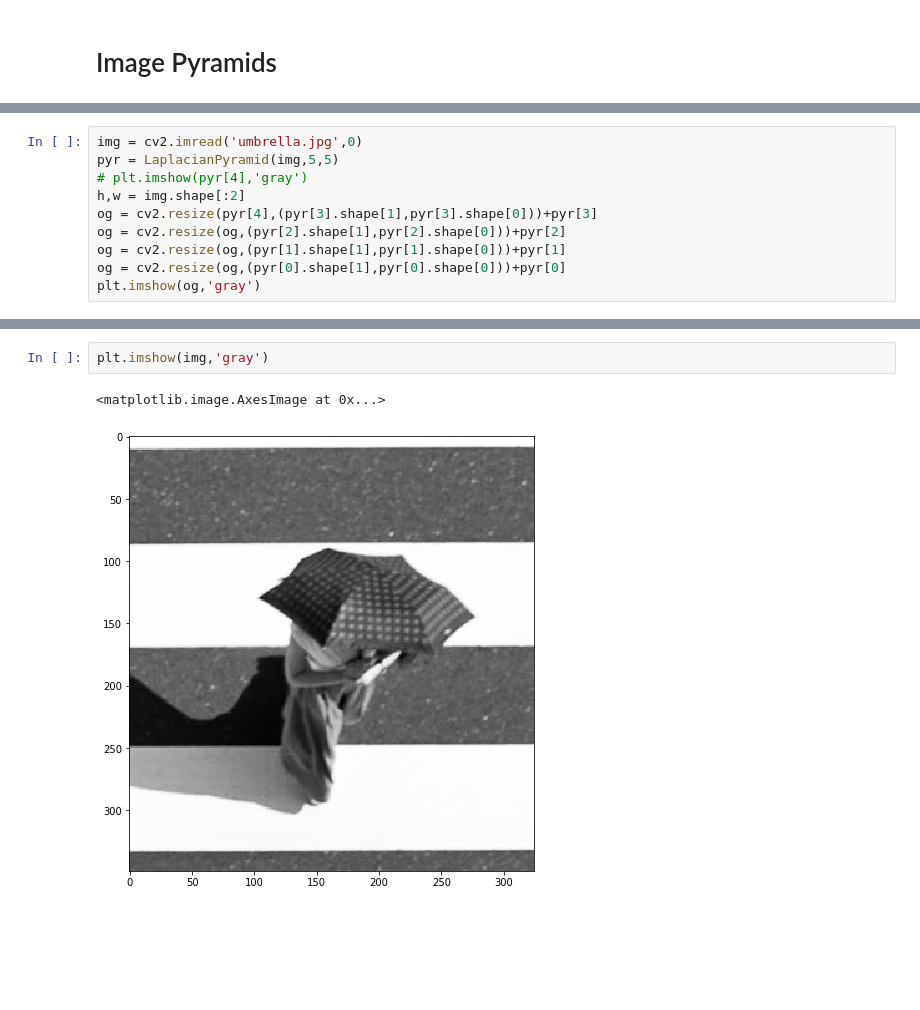
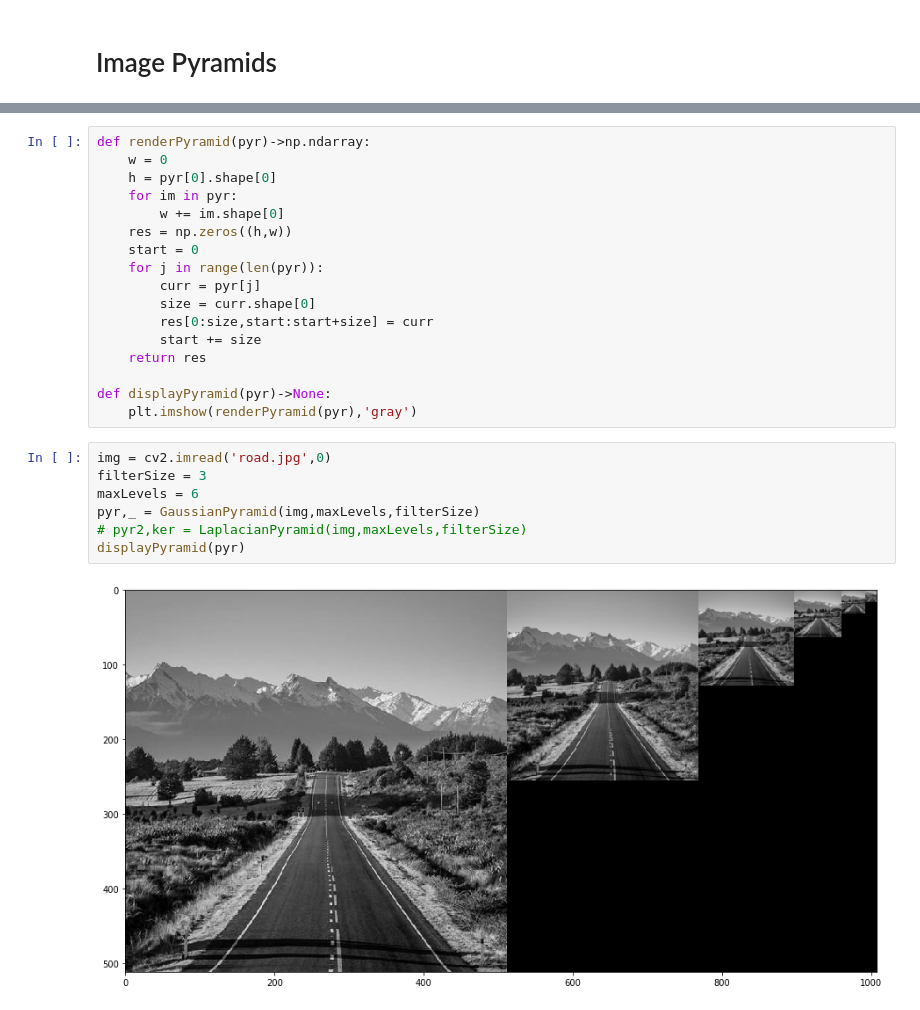
Before and after one commit to JosephGolubchik/cv_e3, a Jupyter notebook: cv_ex3.ipynb, the cells around one changed output, grey strips where cells are left out. Cells and saved outputs as stored; diff of their text form; blank space fills up the shorter version.

```diff
--- a/cv_ex3.ipynb
+++ b/cv_ex3.ipynb
@@ -171,10 +258,0 @@ img.shape
-# %%
-img = cv2.imread('umbrella.jpg',0)
-pyr = LaplacianPyramid(img,5,5)
-# plt.imshow(pyr[4],'gray')
-h,w = img.shape[:2]
-og = cv2.resize(pyr[4],(pyr[3].shape[1],pyr[3].shape[0]))+pyr[3]
-og = cv2.resize(og,(pyr[2].shape[1],pyr[2].shape[0]))+pyr[2]
-og = cv2.resize(og,(pyr[1].shape[1],pyr[1].shape[0]))+pyr[1]
-og = cv2.resize(og,(pyr[0].shape[1],pyr[0].shape[0]))+pyr[0]
-plt.imshow(og,'gray')
@@ -184,5 +259,26 @@ plt.imshow(og,'gray')
-# %%
-plt.imshow(img,'gray')
-# %% [output]
-<matplotlib.image.AxesImage at 0x...>
-[figure, removed]
+# %%
+def renderPyramid(pyr)->np.ndarray:
+    w = 0
+    h = pyr[0].shape[0]
+    for im in pyr:
+        w += im.shape[0]
+    res = np.zeros((h,w))
+    start = 0
+    for j in range(len(pyr)):
+        curr = pyr[j]
+        size = curr.shape[0]
+        res[0:size,start:start+size] = curr
+        start += size
+    return res
+
+def displayPyramid(pyr)->None:
+    plt.imshow(renderPyramid(pyr),'gray')
+# %%
+img = cv2.imread('road.jpg',0)
+filterSize = 3
+maxLevels = 6
+pyr,_ = GaussianPyramid(img,maxLevels,filterSize)
+# pyr2,ker = LaplacianPyramid(img,maxLevels,filterSize)
+displayPyramid(pyr)
+# %% [output]
+[figure, added]
```
Also changed, not shown: parts of 18 cells of this notebook, 12 other files.
